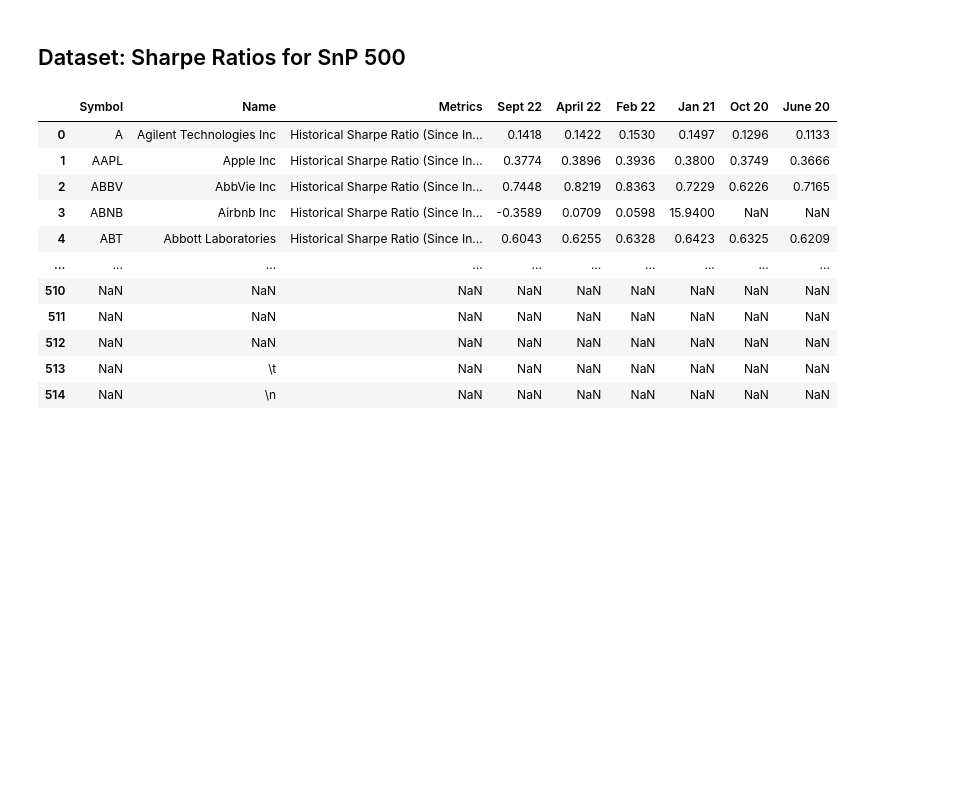
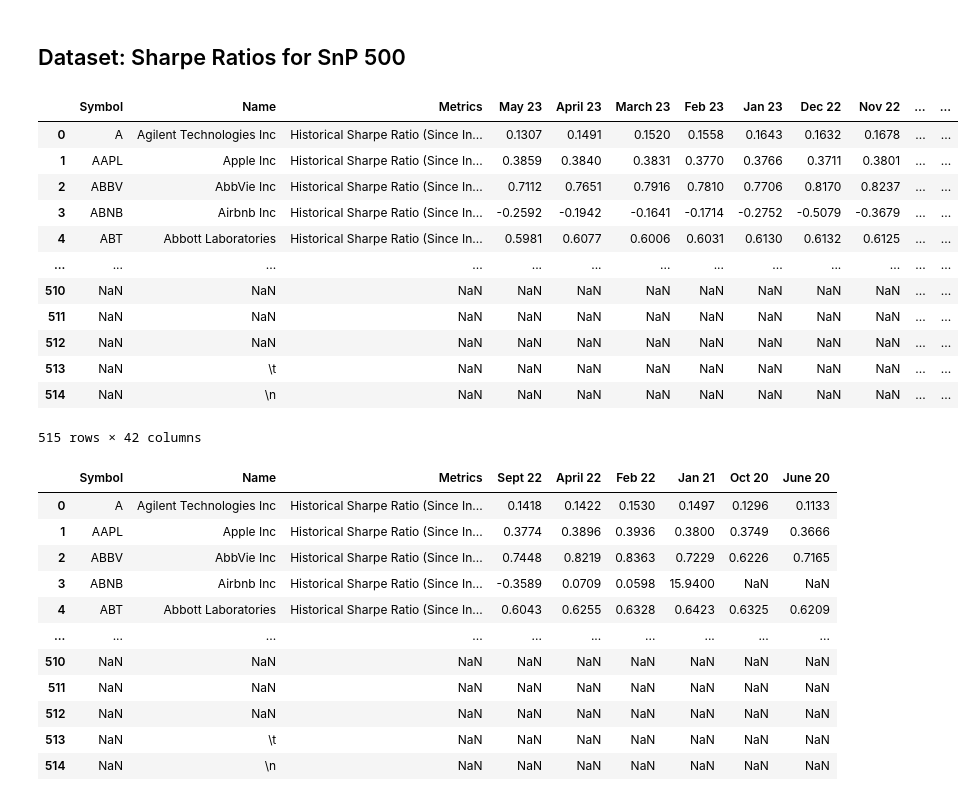
Before and after one commit to navanni/WI25_Portfolio, a Jupyter notebook: EDACheckpoint_Group145_WI25.ipynb, the cells around one changed output. Saved outputs shown, nothing was run; the diff lists cells and outputs as text; code cells hidden in the pictures; blank space fills up the shorter version.

```diff
--- a/EDACheckpoint_Group145_WI25.ipynb
+++ b/EDACheckpoint_Group145_WI25.ipynb
@@ -227,6 +227,24 @@ filtered_vix
 | 35 | 6/1/20 | 28.94 | 44.44 | 23.54 | 30.43 | 30.43 |
 # %% [markdown]
 ## Dataset: Sharpe Ratios for SnP 500
+# %%
+file_path = "./Sharpe Ratios for S&P 500 Co.csv"
+df = pd.read_csv(file_path)
+df
+# %% [output]
+|  | Symbol | Name | Metrics | May 23 | April 23 | March 23 | Feb 23 | Jan 23 | Dec 22 | Nov 22 | ... | ... |
+| 0 | A | Agilent Technologies Inc | Historical Sharpe Ratio (Since In... | 0.1307 | 0.1491 | 0.1520 | 0.1558 | 0.1643 | 0.1632 | 0.1678 | ... | ... |
+| 1 | AAPL | Apple Inc | Historical Sharpe Ratio (Since In... | 0.3859 | 0.3840 | 0.3831 | 0.3770 | 0.3766 | 0.3711 | 0.3801 | ... | ... |
+| 2 | ABBV | AbbVie Inc | Historical Sharpe Ratio (Since In... | 0.7112 | 0.7651 | 0.7916 | 0.7810 | 0.7706 | 0.8170 | 0.8237 | ... | ... |
+| 3 | ABNB | Airbnb Inc | Historical Sharpe Ratio (Since In... | -0.2592 | -0.1942 | -0.1641 | -0.1714 | -0.2752 | -0.5079 | -0.3679 | ... | ... |
+| 4 | ABT | Abbott Laboratories | Historical Sharpe Ratio (Since In... | 0.5981 | 0.6077 | 0.6006 | 0.6031 | 0.6130 | 0.6132 | 0.6125 | ... | ... |
+| ... | ... | ... | ... | ... | ... | ... | ... | ... | ... | ... | ... | ... |
+| 510 | NaN | NaN | NaN | NaN | NaN | NaN | NaN | NaN | NaN | NaN | ... | ... |
+| 511 | NaN | NaN | NaN | NaN | NaN | NaN | NaN | NaN | NaN | NaN | ... | ... |
+| 512 | NaN | NaN | NaN | NaN | NaN | NaN | NaN | NaN | NaN | NaN | ... | ... |
+| 513 | NaN | \t | NaN | NaN | NaN | NaN | NaN | NaN | NaN | NaN | ... | ... |
+| 514 | NaN | \n | NaN | NaN | NaN | NaN | NaN | NaN | NaN | NaN | ... | ... |
+515 rows × 42 columns
 # %%
 #Sharpe ratio fo SnP 500
 import pandas as pd
```
Also changed, not shown: parts of 4 cells of this notebook, 1 other file.
